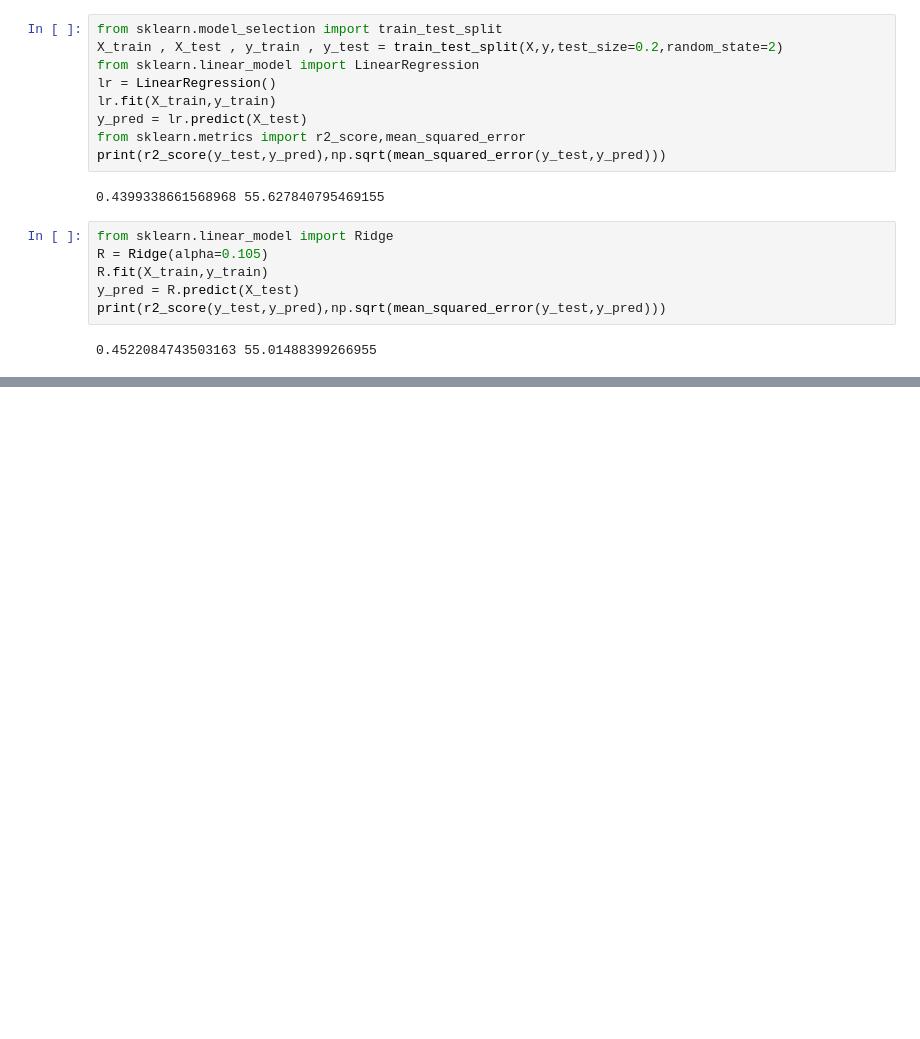
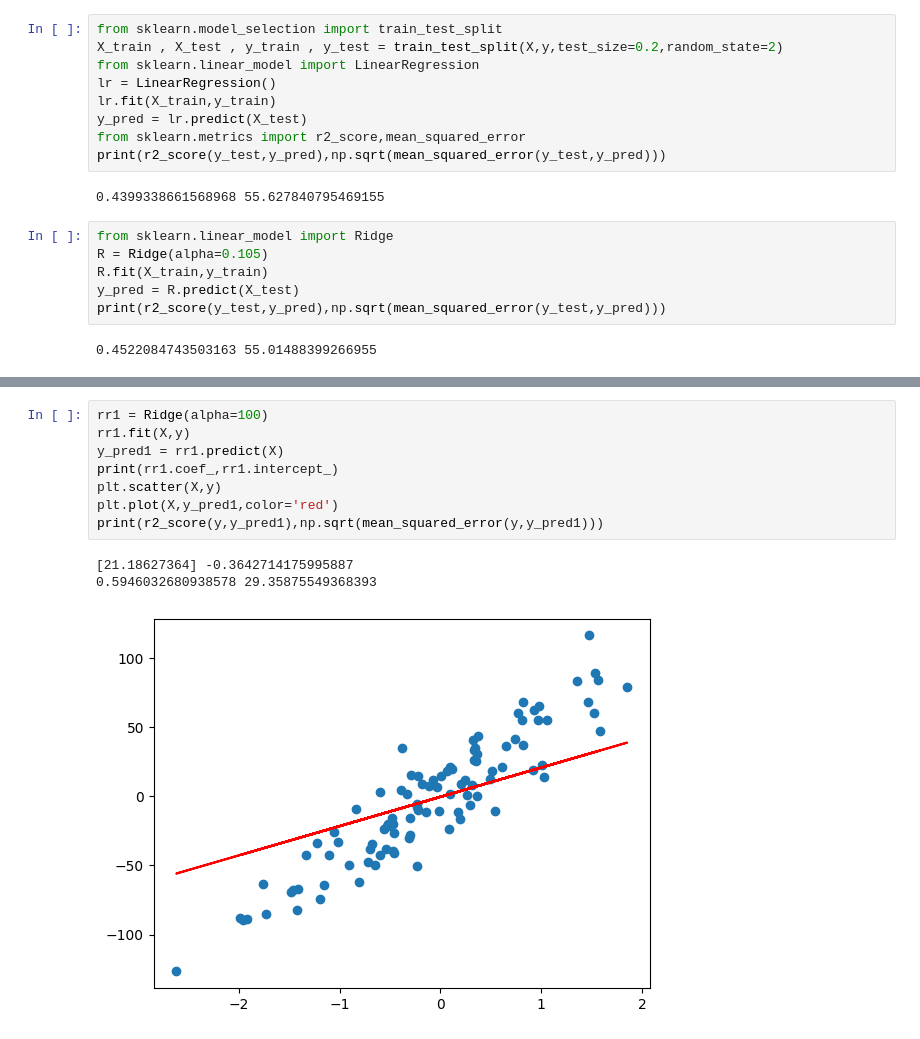
Before and after one commit to Liza-IITP/Linear-Logistic, a Jupyter notebook: RidgeRegression.ipynb, the cells around one changed output, grey strips where cells are left out. Cells and saved outputs as stored; diff of their text form; blank space fills up the shorter version.

```diff
--- a/RidgeRegression.ipynb
+++ b/RidgeRegression.ipynb
@@ -63,0 +96,12 @@ plt.show()
+# %%
+rr1 = Ridge(alpha=100)
+rr1.fit(X,y)
+y_pred1 = rr1.predict(X)
+print(rr1.coef_,rr1.intercept_)
+plt.scatter(X,y)
+plt.plot(X,y_pred1,color='red')
+print(r2_score(y,y_pred1),np.sqrt(mean_squared_error(y,y_pred1)))
+# %% [output]
+[21.18627364] -0.3642714175995887
+0.5946032680938578 29.35875549368393
+[figure, added]
```
Also changed, not shown: parts of 6 cells of this notebook.
